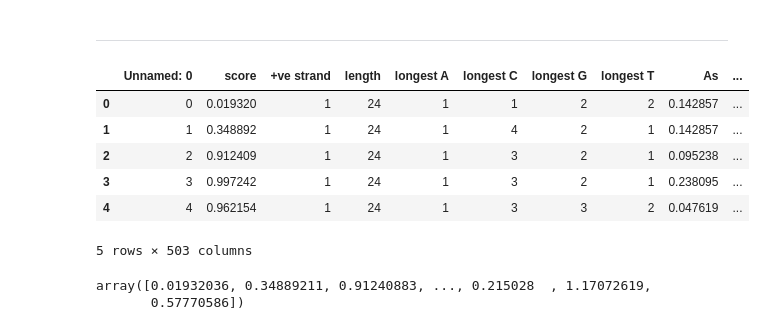
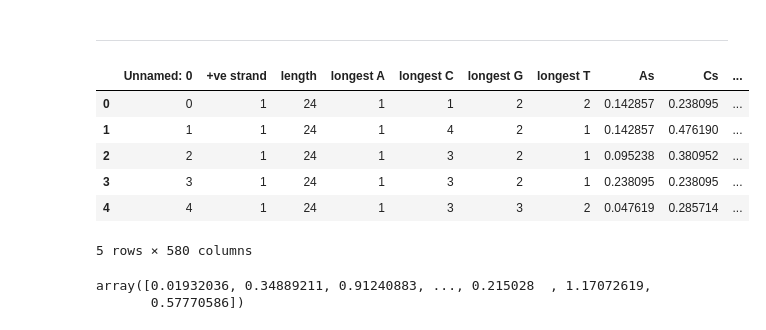
Before and after one commit to AnthonyHein/QCB455Project, a Jupyter notebook: Fitting.ipynb, the cells around one changed output. Drawn from its saved outputs; the diff is of its cells as text; code cells hidden in the pictures.

```diff
--- a/Fitting.ipynb
+++ b/Fitting.ipynb
@@ -38,14 +38,14 @@ from sklearn.metrics import roc_auc_score
 # %%
 np.random.seed(0)
 # %%
-features_raw = pd.read_csv('features.csv')
+features_raw = pd.read_csv('features_binned.csv')
 features_raw.head()
 # %% [output]
-|  | Unnamed: 0 | score | +ve strand | length | longest A | longest C | longest G | longest T | As | ... |
-| 0 | 0 | 0.019320 | 1 | 24 | 1 | 1 | 2 | 2 | 0.142857 | ... |
-| 1 | 1 | 0.348892 | 1 | 24 | 1 | 4 | 2 | 1 | 0.142857 | ... |
-| 2 | 2 | 0.912409 | 1 | 24 | 1 | 3 | 2 | 1 | 0.095238 | ... |
-| 3 | 3 | 0.997242 | 1 | 24 | 1 | 3 | 2 | 1 | 0.238095 | ... |
-| 4 | 4 | 0.962154 | 1 | 24 | 1 | 3 | 3 | 2 | 0.047619 | ... |
+|  | Unnamed: 0 | +ve strand | length | longest A | longest C | longest G | longest T | As | Cs | ... |
+| 0 | 0 | 1 | 24 | 1 | 1 | 2 | 2 | 0.142857 | 0.238095 | ... |
+| 1 | 1 | 1 | 24 | 1 | 4 | 2 | 1 | 0.142857 | 0.476190 | ... |
+| 2 | 2 | 1 | 24 | 1 | 3 | 2 | 1 | 0.095238 | 0.380952 | ... |
+| 3 | 3 | 1 | 24 | 1 | 3 | 2 | 1 | 0.238095 | 0.238095 | ... |
+| 4 | 4 | 1 | 24 | 1 | 3 | 3 | 2 | 0.047619 | 0.285714 | ... |
-5 rows × 503 columns
+5 rows × 580 columns
 # %%
```
Also changed, not shown: parts of 14 cells of this notebook, 4 other files.
